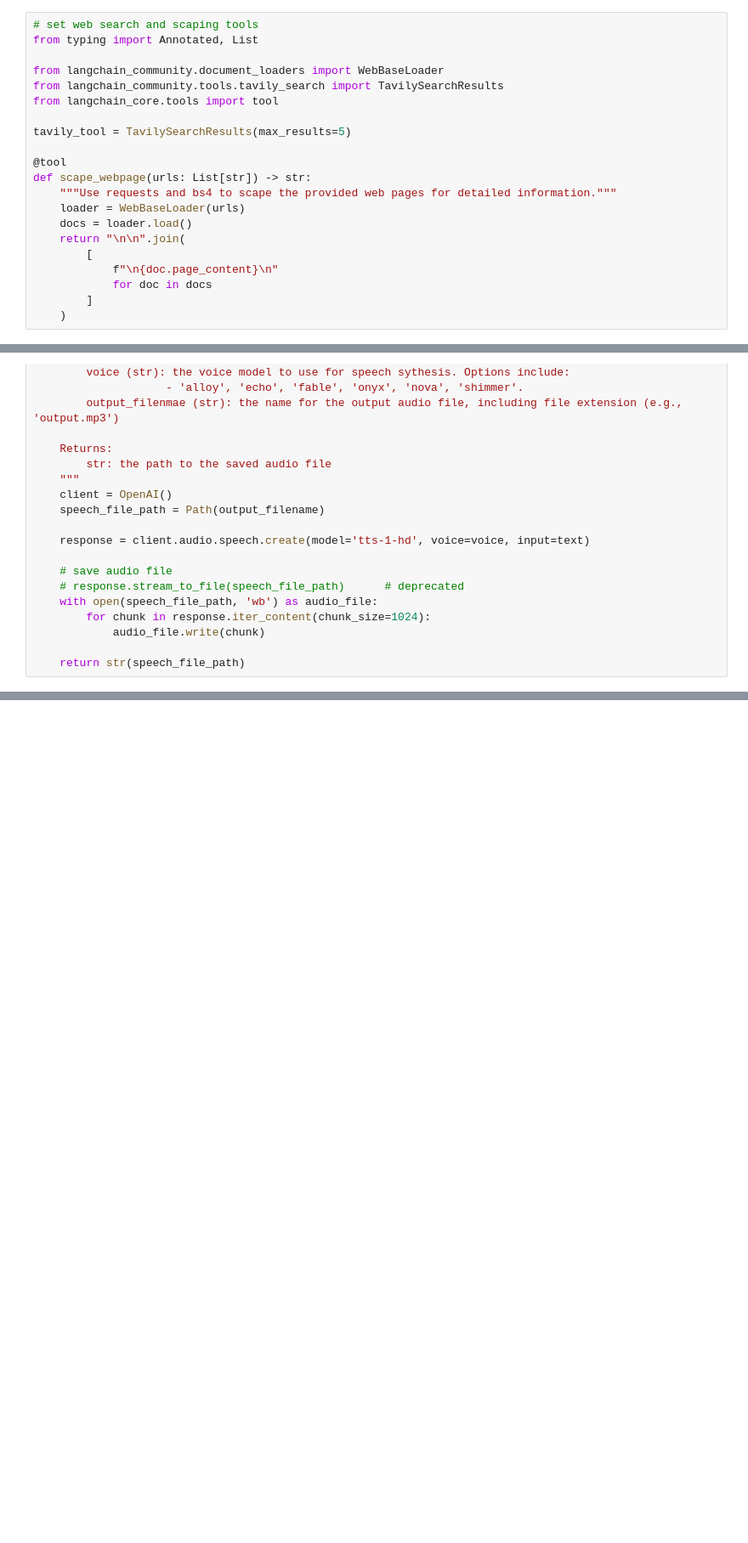
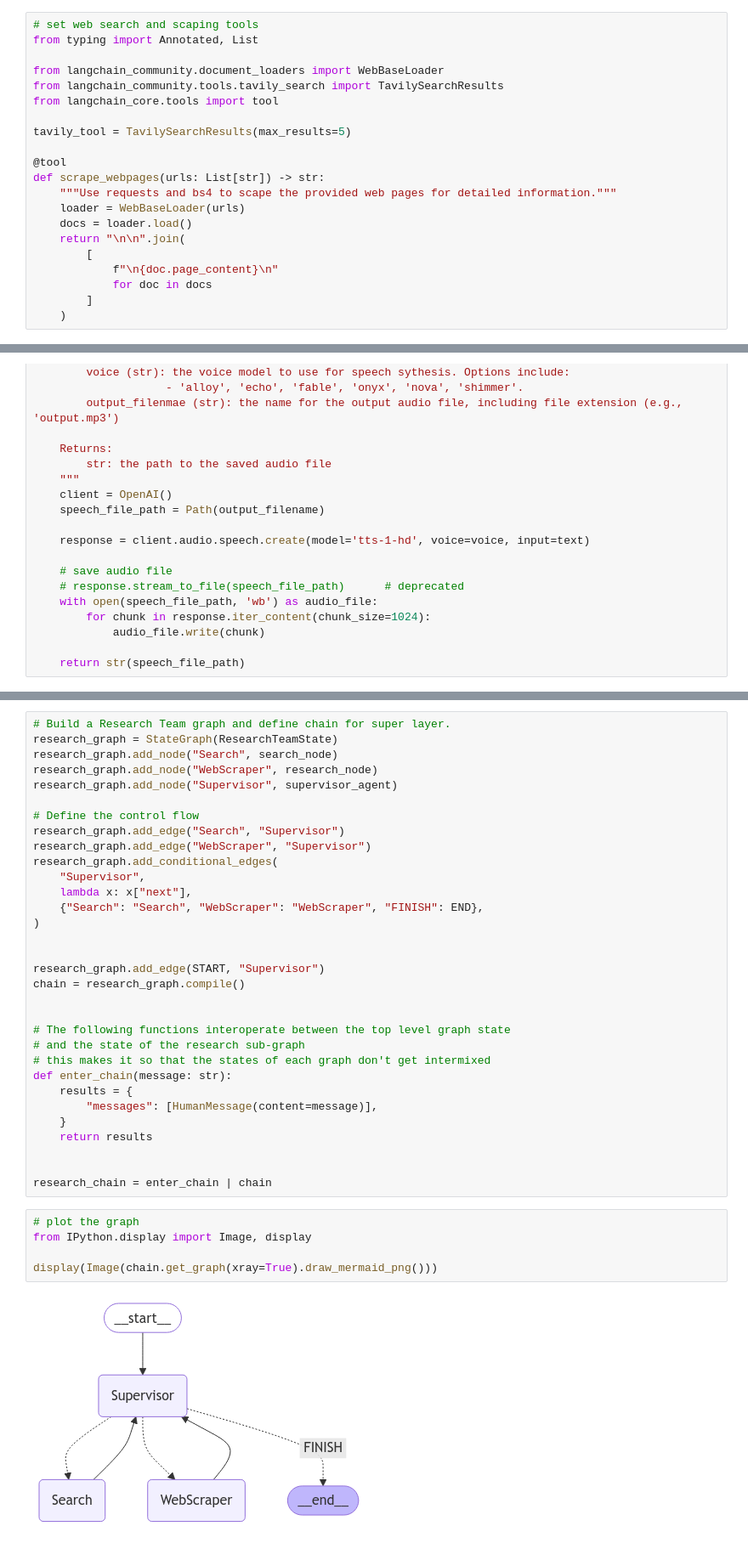
Before and after one commit to ahn283/learning, a Jupyter notebook: llm/agent/projects/podcast_hierarchical_agent.ipynb, the cells around one changed output, grey strips where cells are left out. Shown: that part at 85% size. Saved outputs shown, nothing was run; the diff lists cells and outputs as text; blank space fills up the shorter version.

```diff
--- a/llm/agent/projects/podcast_hierarchical_agent.ipynb
+++ b/llm/agent/projects/podcast_hierarchical_agent.ipynb
@@ -19,7 +19,7 @@ from langchain_core.tools import tool
 tavily_tool = TavilySearchResults(max_results=5)
 
 @tool
-def scape_webpage(urls: List[str]) -> str:
+def scrape_webpages(urls: List[str]) -> str:
     """Use requests and bs4 to scape the provided web pages for detailed information."""
     loader = WebBaseLoader(urls)
     docs = loader.load()
@@ -63,0 +222,39 @@ def text_to_speech(text: str, voice: str, output_filename: str) -> str:
+# %%
+# Build a Research Team graph and define chain for super layer.
+research_graph = StateGraph(ResearchTeamState)
+research_graph.add_node("Search", search_node)
+research_graph.add_node("WebScraper", research_node)
+research_graph.add_node("Supervisor", supervisor_agent)
+
+# Define the control flow
+research_graph.add_edge("Search", "Supervisor")
+research_graph.add_edge("WebScraper", "Supervisor")
+research_graph.add_conditional_edges(
+    "Supervisor",
+    lambda x: x["next"],
+    {"Search": "Search", "WebScraper": "WebScraper", "FINISH": END},
+)
+
+
+research_graph.add_edge(START, "Supervisor")
+chain = research_graph.compile()
+
+
+# The following functions interoperate between the top level graph state
+# and the state of the research sub-graph
+# this makes it so that the states of each graph don't get intermixed
+def enter_chain(message: str):
+    results = {
+        "messages": [HumanMessage(content=message)],
+    }
+    return results
+
+
+research_chain = enter_chain | chain
+# %%
+# plot the graph
+from IPython.display import Image, display
+
+display(Image(chain.get_graph(xray=True).draw_mermaid_png()))
+# %% [output]
+[figure, added]
```
Also changed, not shown: parts of 13 cells of this notebook, 1 other file.
